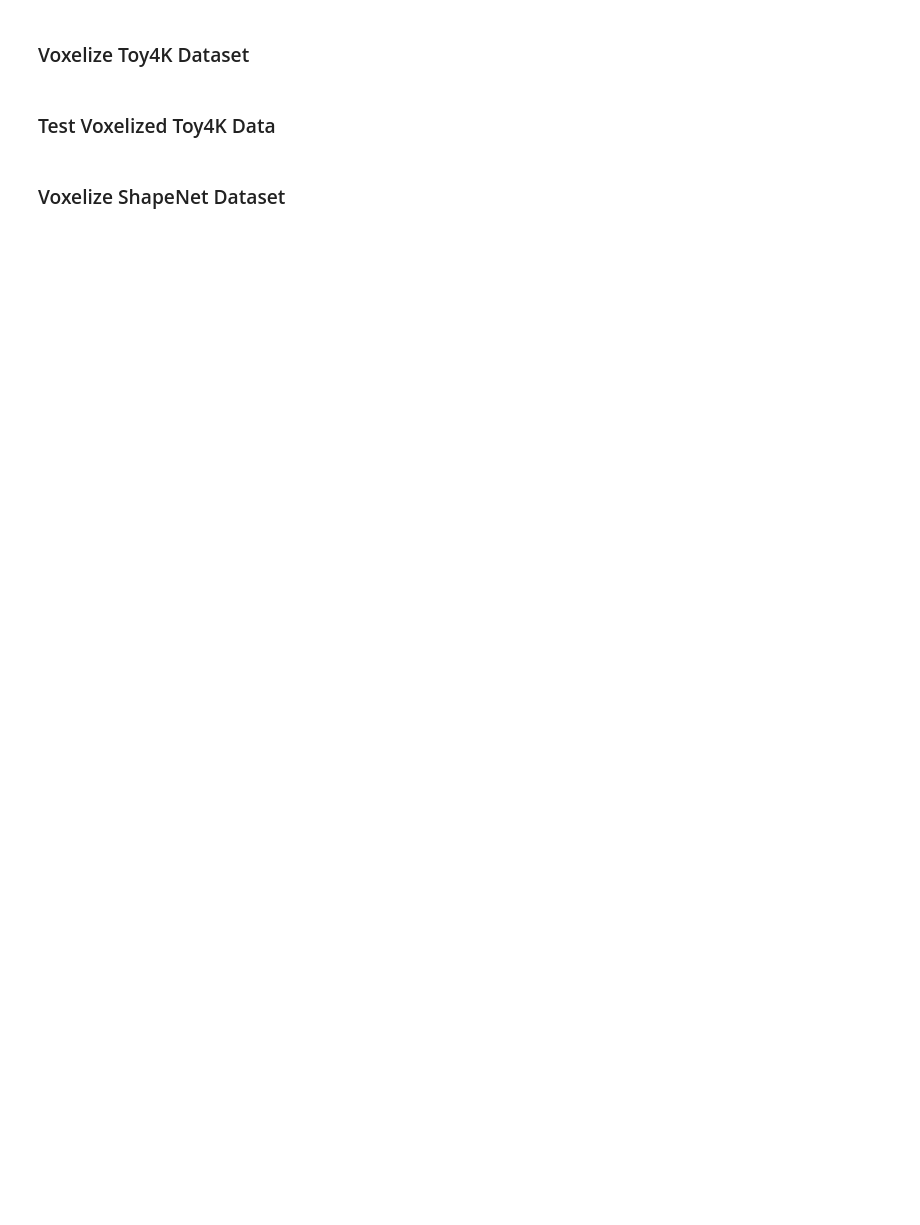
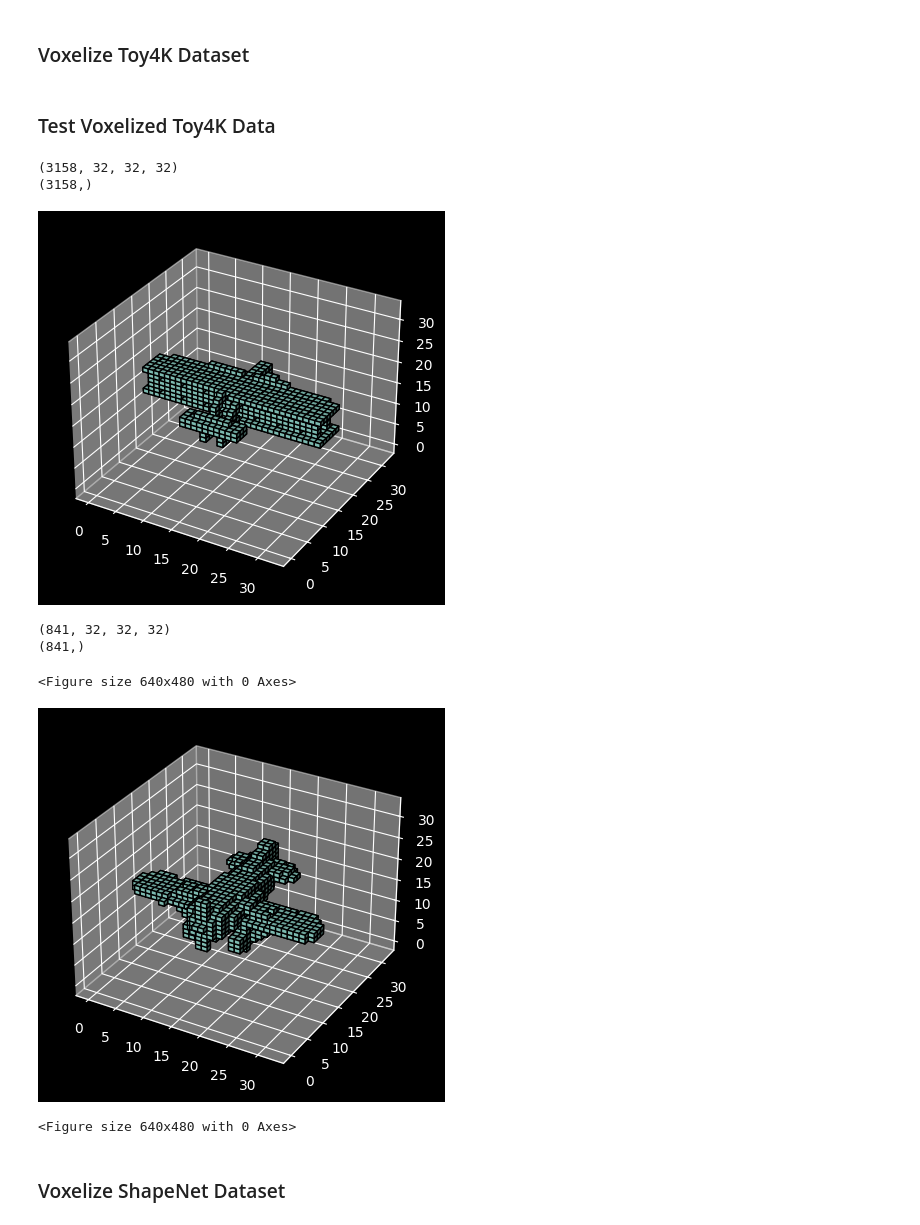
Before and after one commit to klukaszek/3D-Classification, a Jupyter notebook: 3D-Classification-Analysis.ipynb, the cells around one changed output. Drawn from its saved outputs; the diff is of its cells as text; code cells hidden in the pictures; blank space fills up the shorter version.

```diff
--- a/3D-Classification-Analysis.ipynb
+++ b/3D-Classification-Analysis.ipynb
@@ -48,23 +57,32 @@ vox = VoxelizeData.Voxelize(path, dataset, system='Unix', save=True, save_path=s
 # %%
 data = np.load('Data/toys4k_obj_files/Toys4KTrain.npz', allow_pickle=True)
 
 train_data = data['data']
 train_labels = data['labels']
 
 print(train_data.shape)
 print(train_labels.shape)
 
-vox.render(train_data[0])
+vd.render_voxel_grid(train_data[0])
 
 data = np.load('Data/toys4k_obj_files/Toys4KTest.npz', allow_pickle=True)
 
 test_data = data['data']
 test_labels = data['labels']
 
 print(test_data.shape)
 print(test_labels.shape)
 
-vox.render(test_data[0])
+vd.render_voxel_grid(test_data[0])
+# %% [output]
+(3158, 32, 32, 32)
+(3158,)
+[figure, added]
+(841, 32, 32, 32)
+(841,)
+<Figure size 640x480 with 0 Axes>
+[figure, added]
+<Figure size 640x480 with 0 Axes>
 # %% [markdown]
 ### Voxelize ShapeNet Dataset
 # %%
```
Also changed, not shown: parts of 7 cells of this notebook, 3 other files.
